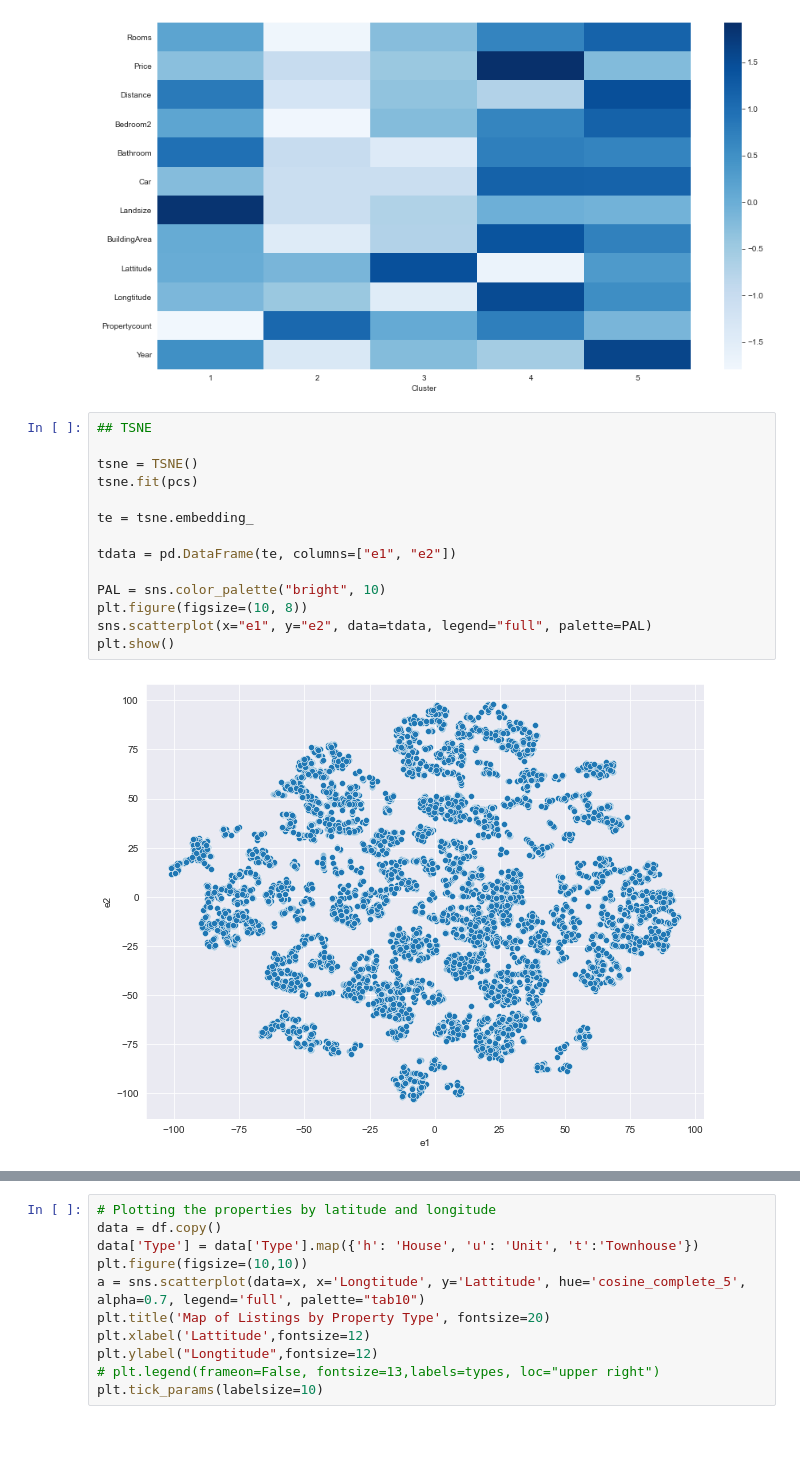
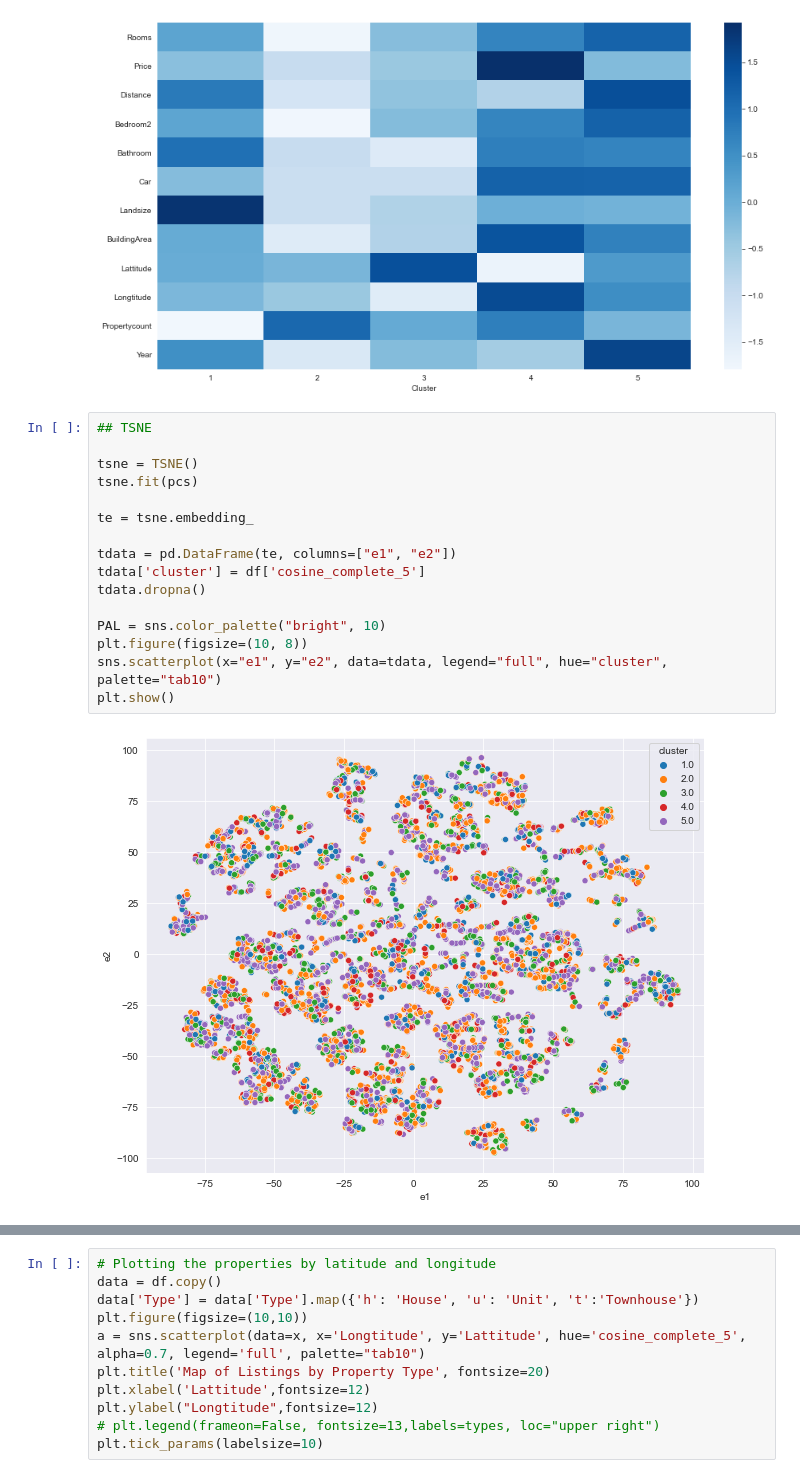
Before and after one commit to ruchikav95/Melbourne-Housing-Unsupervised-Learning, a Jupyter notebook: Official Notebook.ipynb, the cells around one changed output, grey strips where cells are left out. Saved outputs shown, nothing was run; the diff lists cells and outputs as text; blank space fills up the shorter version.

```diff
--- a/Official Notebook.ipynb
+++ b/Official Notebook.ipynb
@@ -505,16 +505,18 @@ plt.show()
 # %%
 ## TSNE
 
 tsne = TSNE()
 tsne.fit(pcs)
 
 te = tsne.embedding_
 
 tdata = pd.DataFrame(te, columns=["e1", "e2"])
+tdata['cluster'] = df['cosine_complete_5']
+tdata.dropna()
 
 PAL = sns.color_palette("bright", 10)
 plt.figure(figsize=(10, 8))
-sns.scatterplot(x="e1", y="e2", data=tdata, legend="full", palette=PAL)
+sns.scatterplot(x="e1", y="e2", data=tdata, legend="full", hue="cluster", palette="tab10")
 plt.show()
 # %% [output]
-[figure, old version]
+[figure, new version]
```
Also changed, not shown: parts of 2 cells of this notebook.
